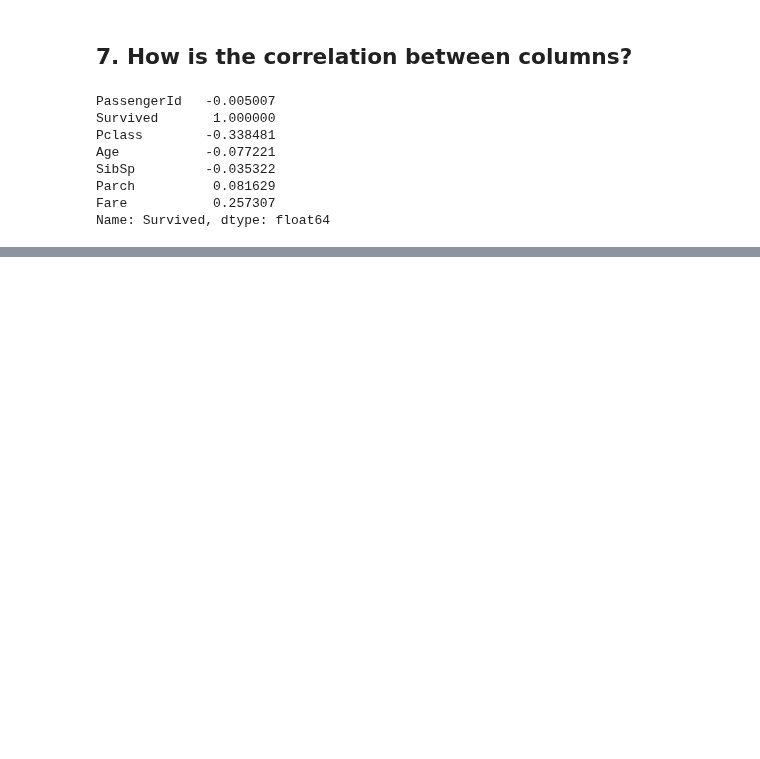
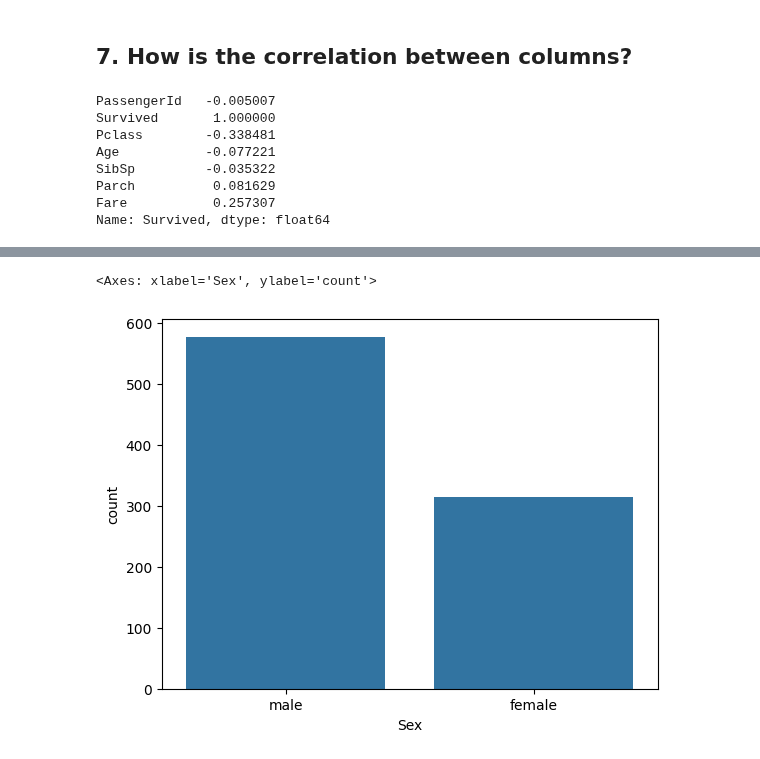
Before and after one commit to SakshiKhatiwada/Python, a Jupyter notebook: Machine-Learning/d3-titanic-eda.ipynb, the cells around one changed output, grey strips where cells are left out. Drawn from its saved outputs; the diff is of its cells as text; code cells hidden in the pictures; blank space fills up the shorter version.

```diff
--- a/Machine-Learning/d3-titanic-eda.ipynb
+++ b/Machine-Learning/d3-titanic-eda.ipynb
@@ -110,0 +143,5 @@ Name: Survived, dtype: float64
+# %%
+sns.countplot(x=df['Sex'])
+# %% [output]
+<Axes: xlabel='Sex', ylabel='count'>
+[figure, added]
```
Also changed, not shown: parts of 13 cells of this notebook.
